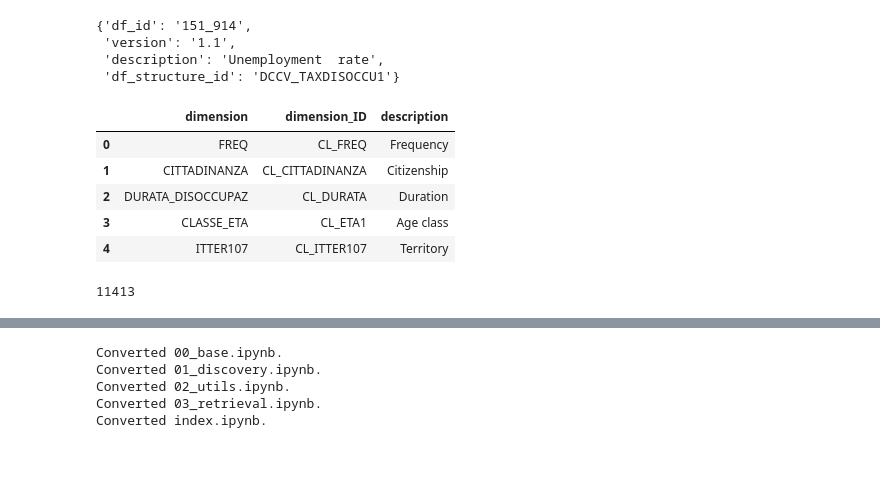
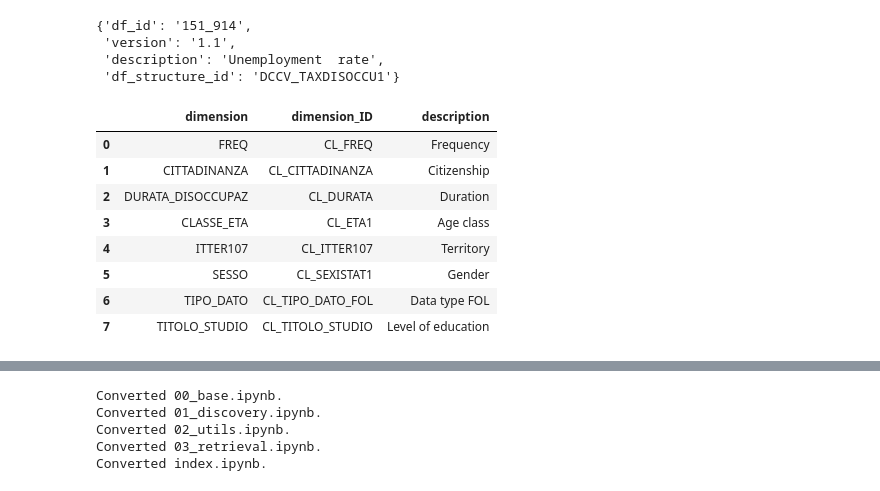
Before and after one commit to Attol8/istatapi, a Jupyter notebook: 01_discovery.ipynb, the cells around one changed output, grey strips where cells are left out. Cells and saved outputs as stored; diff of their text form; code cells hidden in the pictures; blank space fills up the shorter version.

```diff
--- a/01_discovery.ipynb
+++ b/01_discovery.ipynb
@@ -386,19 +445,20 @@ ds.identifiers
  'df_structure_id': 'DCCV_TAXDISOCCU1'}
 # %%
 dimensions = ds.get_dimensions()
-dimensions.head()
+dimensions
 # %% [output]
 |  | dimension | dimension_ID | description |
 | 0 | FREQ | CL_FREQ | Frequency |
 | 1 | CITTADINANZA | CL_CITTADINANZA | Citizenship |
 | 2 | DURATA_DISOCCUPAZ | CL_DURATA | Duration |
 | 3 | CLASSE_ETA | CL_ETA1 | Age class |
 | 4 | ITTER107 | CL_ITTER107 | Territory |
+| 5 | SESSO | CL_SEXISTAT1 | Gender |
+| 6 | TIPO_DATO | CL_TIPO_DATO_FOL | Data type FOL |
+| 7 | TITOLO_STUDIO | CL_TITOLO_STUDIO | Level of education |
 # %%
-dimension_value = ds.dimension_values(dimension="ITTER107")
-len(dimension_value)
+# dimension_value = ds.dimension_values(dimension="ITTER107")
+# len(dimension_value)
-# %% [output]
-11413
 # %%
 values_dict = ds.available_dimensions_values()
 values_dict["DURATA_DISOCCUPAZ"]
```
Also changed, not shown: parts of 18 cells of this notebook, 10 other files.
